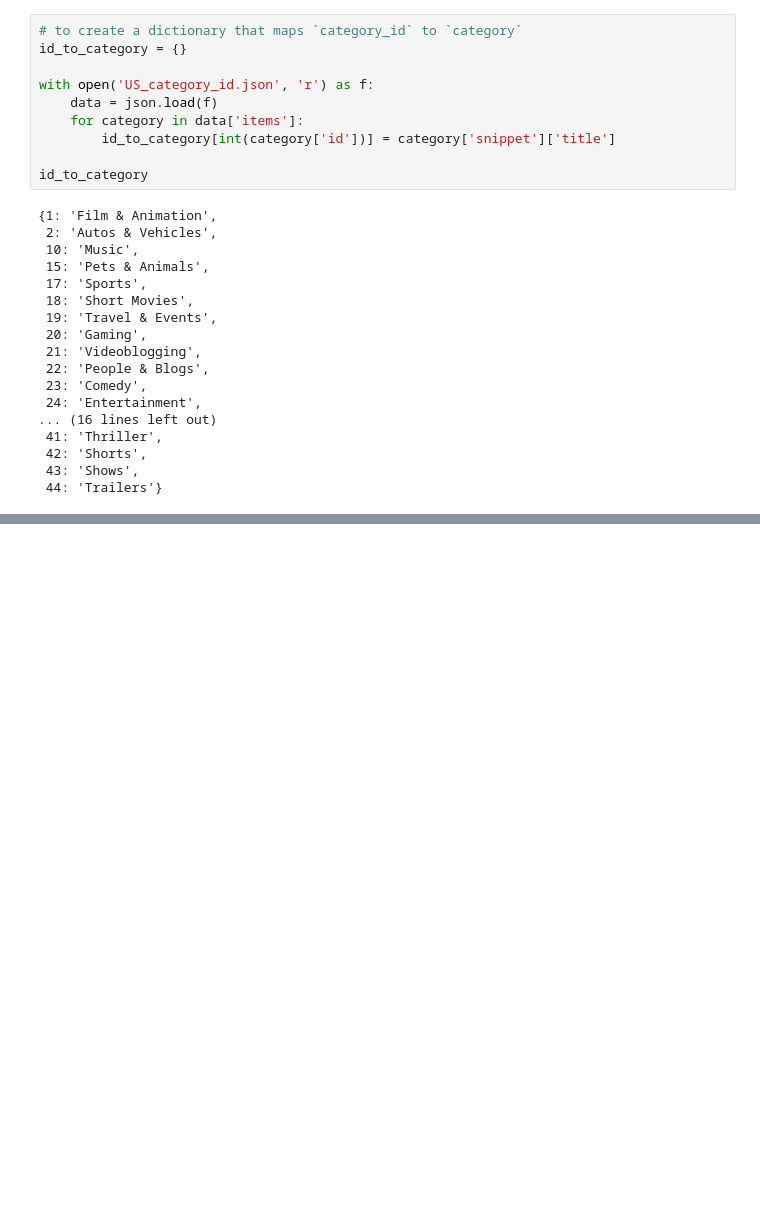
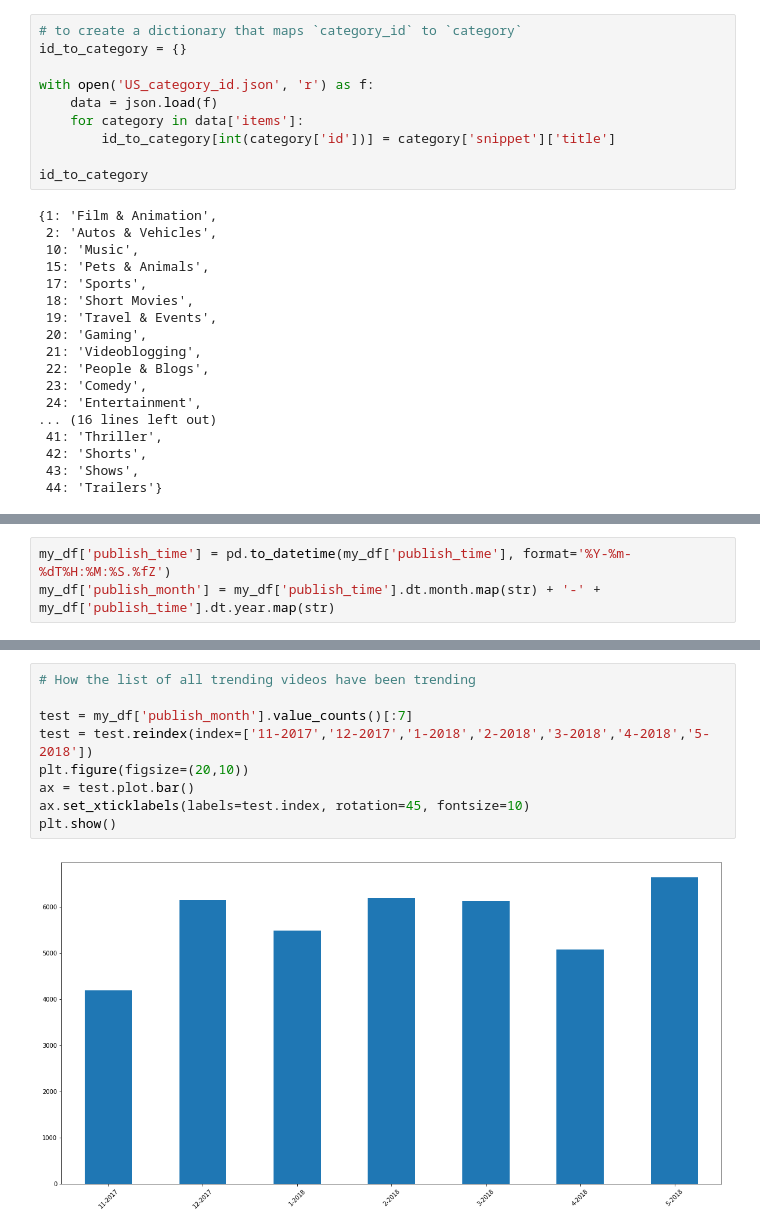
Before and after one commit to RadiusVector/tmd2019, a Jupyter notebook: YT Trending Analysis.ipynb, the cells around one changed output, grey strips where cells are left out. Cells and saved outputs as stored; diff of their text form; blank space fills up the shorter version.

```diff
--- a/YT Trending Analysis.ipynb
+++ b/YT Trending Analysis.ipynb
@@ -90,0 +93,3 @@ plt.show()
+# %%
+my_df['publish_time'] = pd.to_datetime(my_df['publish_time'], format='%Y-%m-%dT%H:%M:%S.%fZ')
+my_df['publish_month'] = my_df['publish_time'].dt.month.map(str) + '-' + my_df['publish_time'].dt.year.map(str)
@@ -90,0 +106,11 @@ plt.show()
+# %%
+# How the list of all trending videos have been trending
+
+test = my_df['publish_month'].value_counts()[:7]
+test = test.reindex(index=['11-2017','12-2017','1-2018','2-2018','3-2018','4-2018','5-2018'])
+plt.figure(figsize=(20,10))
+ax = test.plot.bar()
+ax.set_xticklabels(labels=test.index, rotation=45, fontsize=10)
+plt.show()
+# %% [output]
+[figure, added]
```
Also changed, not shown: parts of 8 cells of this notebook.
